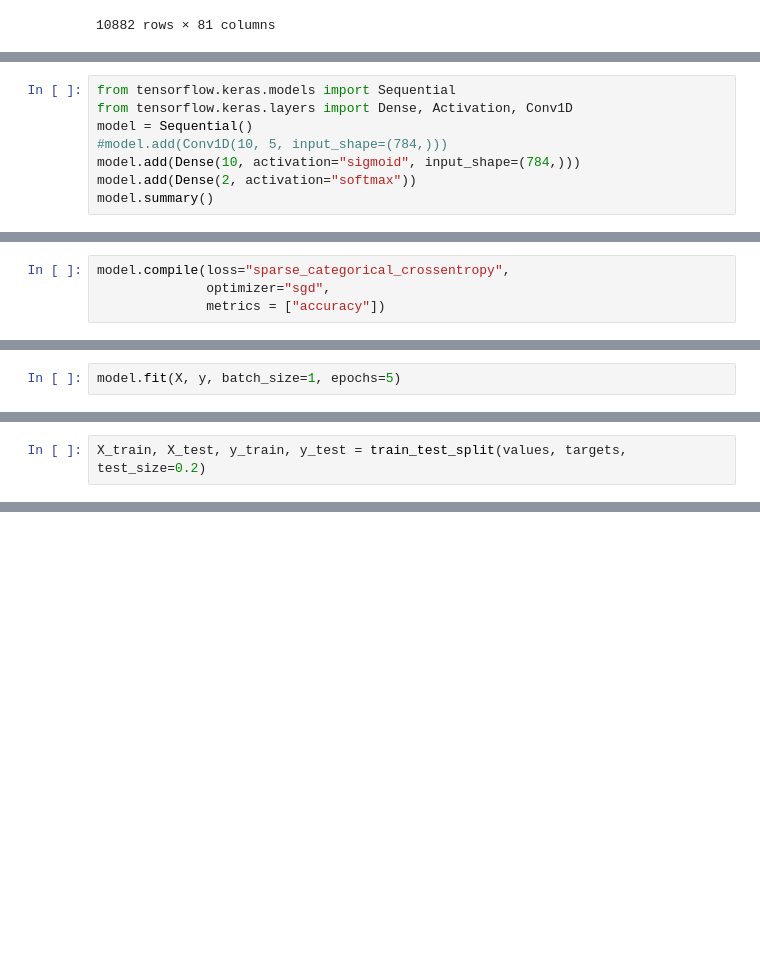
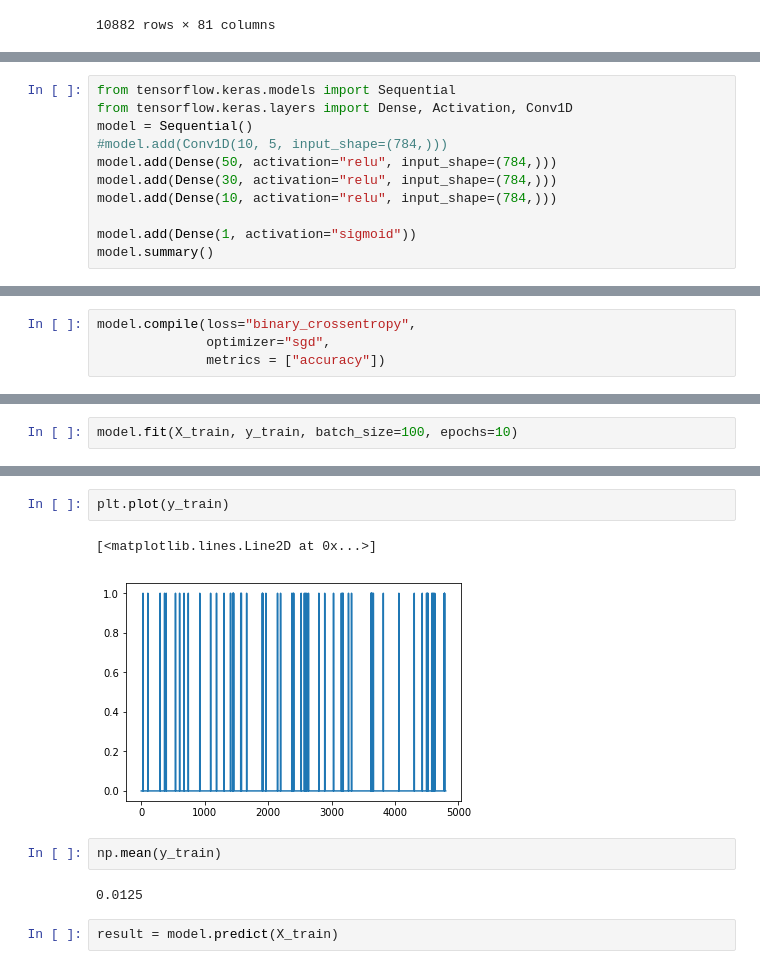
Before and after one commit to josealb/auto_can_re, a Jupyter notebook: can_learn.ipynb, the cells around one changed output, grey strips where cells are left out. Cells and saved outputs as stored; diff of their text form; blank space fills up the shorter version.

```diff
--- a/can_learn.ipynb
+++ b/can_learn.ipynb
@@ -139,7 +125,10 @@ from tensorflow.keras.models import Sequential
 from tensorflow.keras.layers import Dense, Activation, Conv1D
 model = Sequential()
 #model.add(Conv1D(10, 5, input_shape=(784,)))
-model.add(Dense(10, activation="sigmoid", input_shape=(784,)))
-model.add(Dense(2, activation="softmax"))
+model.add(Dense(50, activation="relu", input_shape=(784,)))
+model.add(Dense(30, activation="relu", input_shape=(784,)))
+model.add(Dense(10, activation="relu", input_shape=(784,)))
+
+model.add(Dense(1, activation="sigmoid"))
 model.summary()
 # %% [output]
@@ -156,6 +149,6 @@ Trainable params: 7,872
 Non-trainable params: 0
 _________________________________________________________________
 # %%
-model.compile(loss="sparse_categorical_crossentropy",
+model.compile(loss="binary_crossentropy",
               optimizer="sgd",
               metrics = ["accuracy"])
@@ -162,3 +159,3 @@ model.compile(loss="sparse_categorical_crossentropy",
 # %%
-model.fit(X, y, batch_size=1, epochs=5)
+model.fit(X_train, y_train, batch_size=100, epochs=10)
 # %% [output]
@@ -179,2 +179,0 @@ from sklearn.model_selection import train_test_split
-# %%
-X_train, X_test, y_train, y_test = train_test_split(values, targets, test_size=0.2)
@@ -191,0 +243,11 @@ NameError: name 'seq_len' is not defined
+# %%
+plt.plot(y_train)
+# %% [output]
+[<matplotlib.lines.Line2D at 0x...>]
+[figure, added]
+# %%
+np.mean(y_train)
+# %% [output]
+0.0125
+# %%
+result = model.predict(X_train)
```
Also changed, not shown: parts of 32 cells of this notebook.
